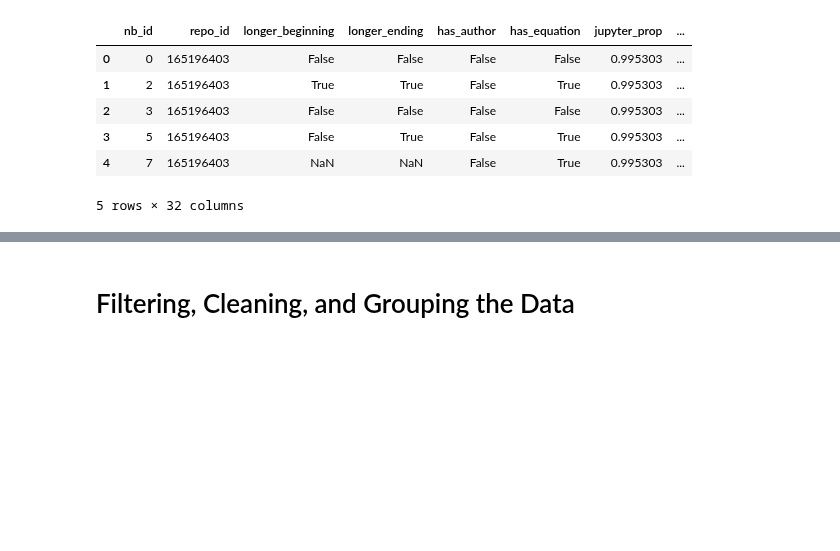
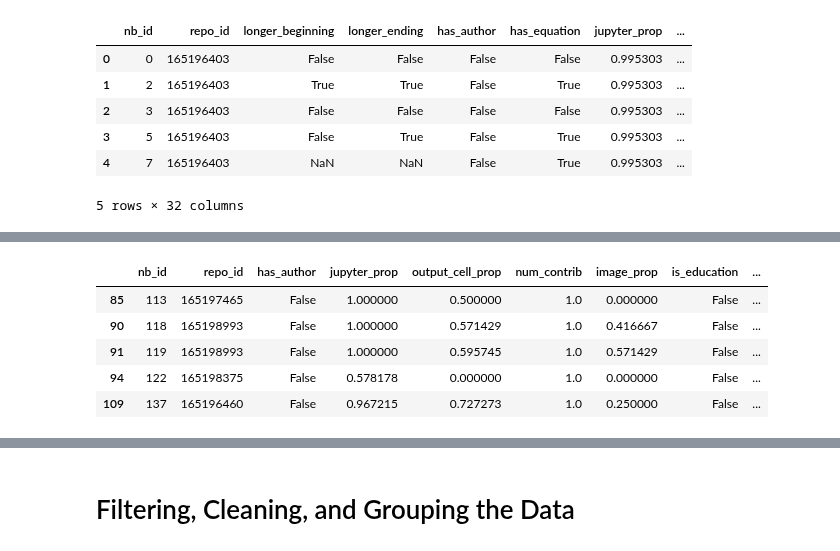
Before and after one commit to Isabel-Gan/quantifying-notebook-features, a Jupyter notebook: full-output/full-output-analysis.ipynb, the cells around one changed output, grey strips where cells are left out. Cells and saved outputs as stored; diff of their text form; code cells hidden in the pictures; blank space fills up the shorter version.

```diff
--- a/full-output/full-output-analysis.ipynb
+++ b/full-output/full-output-analysis.ipynb
@@ -24,0 +47,9 @@ full_data_df.head()
+# %%
+no_md_group.head()
+# %% [output]
+|  | nb_id | repo_id | has_author | jupyter_prop | output_cell_prop | num_contrib | image_prop | is_education | ... |
+| 85 | 113 | 165197465 | False | 1.000000 | 0.500000 | 1.0 | 0.000000 | False | ... |
+| 90 | 118 | 165198993 | False | 1.000000 | 0.571429 | 1.0 | 0.416667 | False | ... |
+| 91 | 119 | 165198993 | False | 1.000000 | 0.595745 | 1.0 | 0.571429 | False | ... |
+| 94 | 122 | 165198375 | False | 0.578178 | 0.000000 | 1.0 | 0.000000 | False | ... |
+| 109 | 137 | 165196460 | False | 0.967215 | 0.727273 | 1.0 | 0.250000 | False | ... |
```
Also changed, not shown: parts of 16 cells of this notebook.
